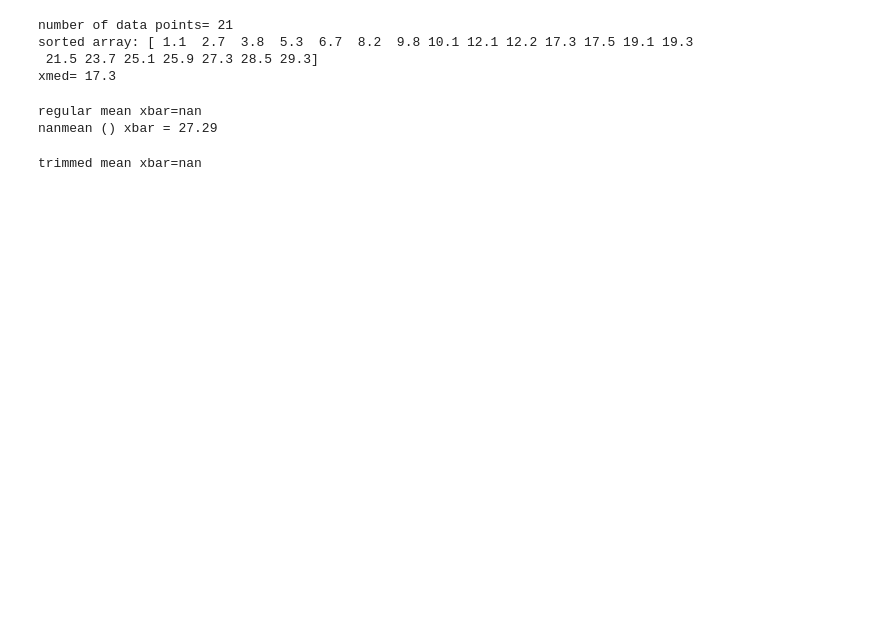
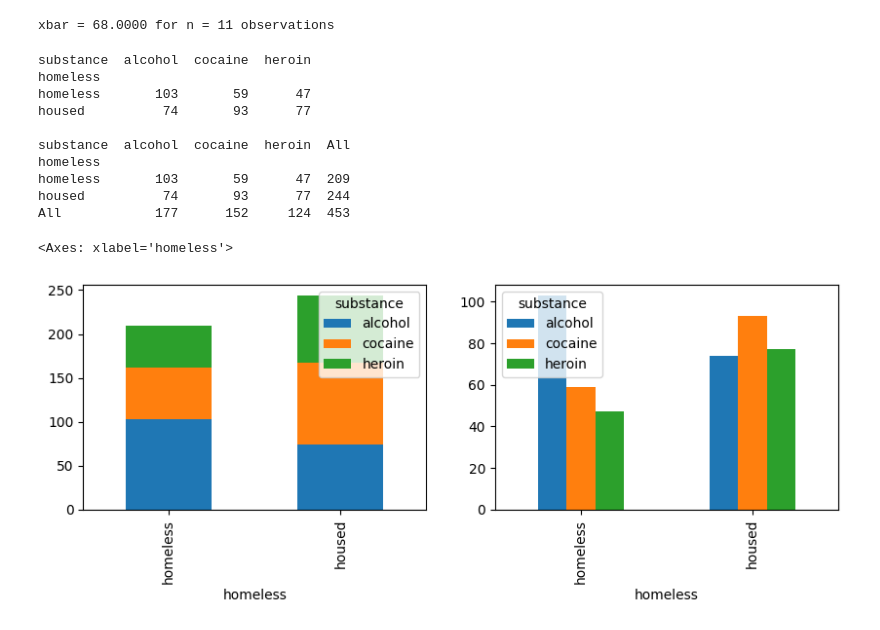
Before and after one commit to BlackSwan96/index.html, a Jupyter notebook: DescriptiveDataAnalysis.ipynb, the cells around one changed output. Saved outputs shown, nothing was run; the diff lists cells and outputs as text; code cells hidden in the pictures; blank space fills up the shorter version.

```diff
--- a/DescriptiveDataAnalysis.ipynb
+++ b/DescriptiveDataAnalysis.ipynb
@@ -65,29 +3,35 @@ print('trimmed mean xbar = {:.4f}'.format(xbar))
-# %%
-import numpy as np #
-x = np.array([28.5,12.1,12.2,9.8,3.8,1.1,25.1,23.7,10.1,2.7,19.3,27.3,21.5,17.5,5.3,29.3,6.7,19.1,25.9,8.2,17.3])
-n = len(x); print('number of data points=',n)
-print('sorted array:',np.sort(x))
-
-xmed = np.median(x);
-print('xmed=',xmed)
-# %% [output]
-number of data points= 21
-sorted array: [ 1.1  2.7  3.8  5.3  6.7  8.2  9.8 10.1 12.1 12.2 17.3 17.5 19.1 19.3
- 21.5 23.7 25.1 25.9 27.3 28.5 29.3]
-xmed= 17.3
-# %%
-# Mean calculation - Nan helps adjust for errors in mean due to missing data.
-x= (np.array([10,23,28,30,32,34,34,float("nan")]))
-xbar = np.mean(x); print('regular mean xbar={:.4f}'.format(xbar))
-xbar = np.nanmean(x); print('nanmean () xbar = {:.4}'.format(xbar))
-# %% [output]
-regular mean xbar=nan
-nanmean () xbar = 27.29
-# %%
-#Trimmed Mean
-from scipy import stats
-x = np.array([10,23,25,28,30,32,34,34,float("nan")])
-xbar = stats.trim_mean(x,0.1);
-print('trimmed mean xbar={:.4f}'.format(xbar))
-# %% [output]
-trimmed mean xbar=nan
+# %%
+# numpy is a numerical library with many statistics functions
+import numpy as np
+x = np.array([69,64,63,73,74,64,66,70,70,68,67])
+xbar = np.mean(x);
+print('xbar = {:.4f} for n = {:d} observations'.format(xbar,len(x)))
+# %% [output]
+xbar = 68.0000 for n = 11 observations
+# %%
+import pandas as pd;   import numpy as np;
+import seaborn as sns; import matplotlib.pyplot as plt;
+url="https://raw.githubusercontent.com/leonkag/Statistics0/main/HELPrct.csv"
+mydata = pd.read_csv(url)   # save as mydata file
+
+O  = pd.crosstab(mydata.homeless, mydata.substance, margins=False)
+Om = pd.crosstab(mydata.homeless, mydata.substance, margins=True)
+print(O, '\n')
+print(Om, '\n')
+
+fig, axes = plt.subplots(1, 2, figsize=(10, 3), sharey=False)  # creating subplots
+O.plot.bar(stacked=True,ax=axes[0])
+O.plot.bar(stacked=False,ax=axes[1])
+# %% [output]
+substance  alcohol  cocaine  heroin
+homeless
+homeless       103       59      47
+housed          74       93      77
+
+substance  alcohol  cocaine  heroin  All
+homeless
+homeless       103       59      47  209
+housed          74       93      77  244
+All            177      152     124  453
+<Axes: xlabel='homeless'>
+[figure, added]
```
Also changed, not shown: parts of 41 cells of this notebook.
